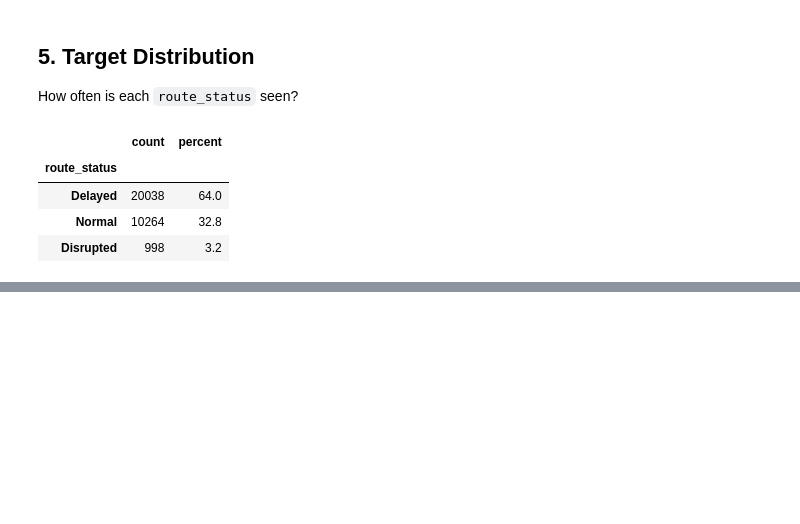
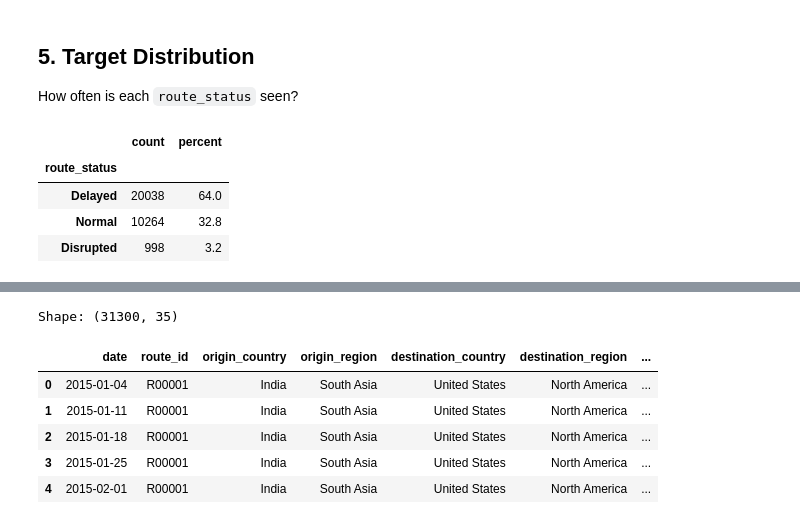
Before and after one commit to Break-Through-Tech/Accenture-2A-predict-the-supply-chain-disruptions, a Jupyter notebook: notebooks/data_preparation.ipynb, the cells around one changed output, grey strips where cells are left out. Drawn from its saved outputs; the diff is of its cells as text; code cells hidden in the pictures; blank space fills up the shorter version.

```diff
--- a/notebooks/data_preparation.ipynb
+++ b/notebooks/data_preparation.ipynb
@@ -78,0 +159,18 @@ pd.DataFrame({"count": route_status_counts, "percent": route_status_percent}).so
+# %%
+merged_df = (
+    weekly_route_operations_df
+    .merge(trade_routes_df, on="route_id", how="left", validate="many_to_one")
+    .merge(country_metadata_df.add_prefix("origin_"), on="origin_country", how="left", validate="many_to_one")
+    .merge(country_metadata_df.add_prefix("destination_"), on="destination_country", how="left", validate="many_to_one")
+)
+
+print("Shape:", merged_df.shape)
+merged_df[["date", "route_id", "origin_country", "origin_region", "destination_country", "destination_region", "shipping_method"]].head()
+# %% [output]
+Shape: (31300, 35)
+|  | date | route_id | origin_country | origin_region | destination_country | destination_region | ... |
+| 0 | 2015-01-04 | R00001 | India | South Asia | United States | North America | ... |
+| 1 | 2015-01-11 | R00001 | India | South Asia | United States | North America | ... |
+| 2 | 2015-01-18 | R00001 | India | South Asia | United States | North America | ... |
+| 3 | 2015-01-25 | R00001 | India | South Asia | United States | North America | ... |
+| 4 | 2015-02-01 | R00001 | India | South Asia | United States | North America | ... |
```
Also changed, not shown: parts of 36 cells of this notebook.
